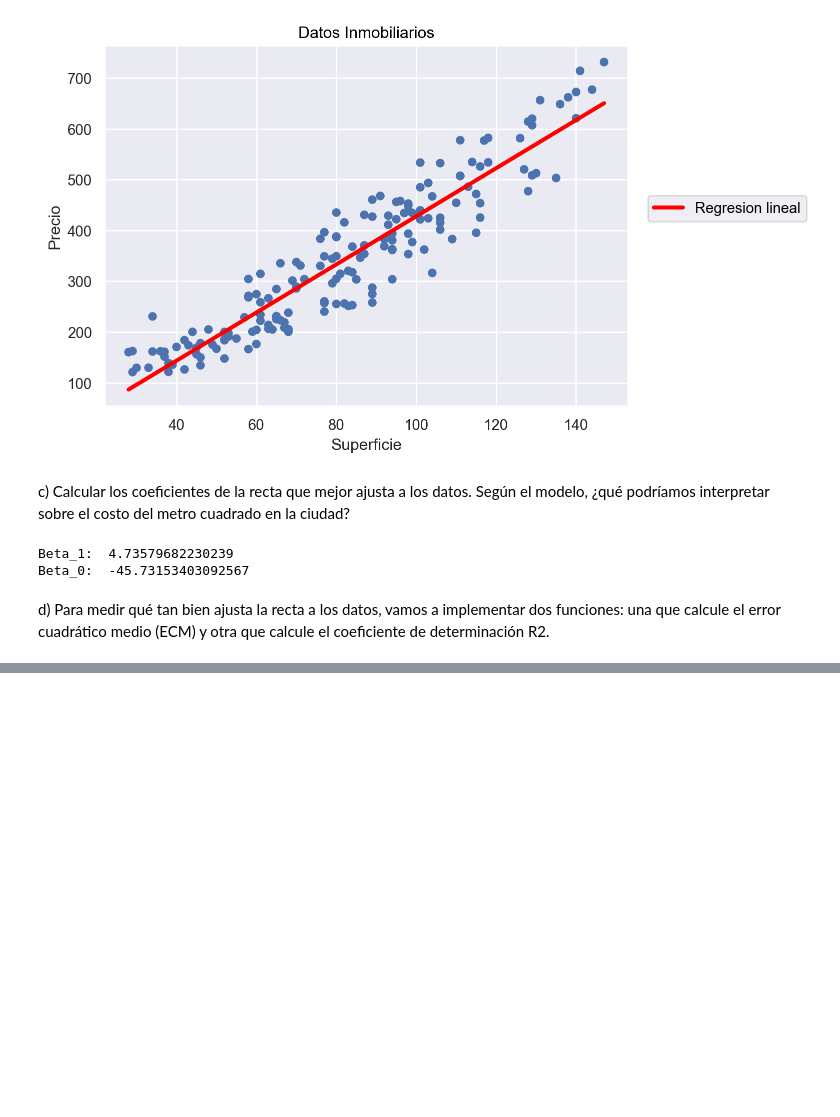
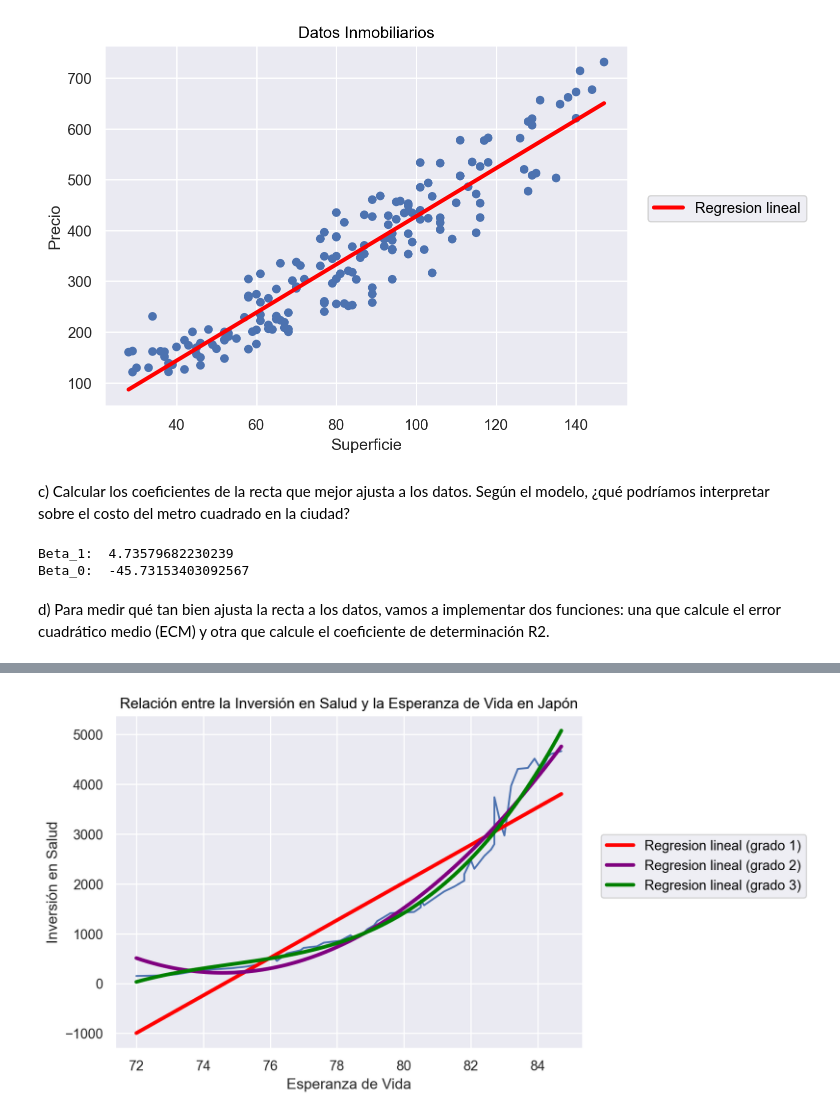
Before and after one commit to AnnBass23/LDD, a Jupyter notebook: P4 LDD/P4 LDD.ipynb, the cells around one changed output, grey strips where cells are left out. Saved outputs shown, nothing was run; the diff lists cells and outputs as text; code cells hidden in the pictures; blank space fills up the shorter version.

```diff
--- a/P4 LDD/P4 LDD.ipynb
+++ b/P4 LDD/P4 LDD.ipynb
@@ -152,0 +329,3 @@ r2_score (datos[['precio']], y_pred)
+# %%
+healthExp = pd.read_csv('/Users/Usuario/Documents/EXACTAS/DATOS/2do Año/Labo de Datos/LDD/P4 LDD/Data/healthexp.csv')
+healthExp.head()
@@ -152,0 +339,3 @@ r2_score (datos[['precio']], y_pred)
+# %%
+datos = healthExp[healthExp['Country']== 'Japan']
+datos.head()
@@ -152,0 +349,11 @@ r2_score (datos[['precio']], y_pred)
+# %%
+(so.Plot(
+    datos, x= 'Life_Expectancy', y= 'Spending_USD')
+    .add(so.Line())
+    .add(so.Line(color='red', linewidth=3), so.PolyFit(1), label='Regresion lineal (grado 1)')
+    .add(so.Line(color='purple', linewidth=3), so.PolyFit(2), label='Regresion lineal (grado 2)')
+    .add(so.Line(color='green', linewidth=3), so.PolyFit(3), label='Regresion lineal (grado 3)')
+    .label(title='Relación entre la Inversión en Salud y la Esperanza de Vida en Japón', x='Esperanza de Vida', y='Inversión en Salud')
+)
+# %% [output]
+[figure, added]
```
Also changed, not shown: parts of 49 cells of this notebook, 1 other file.
